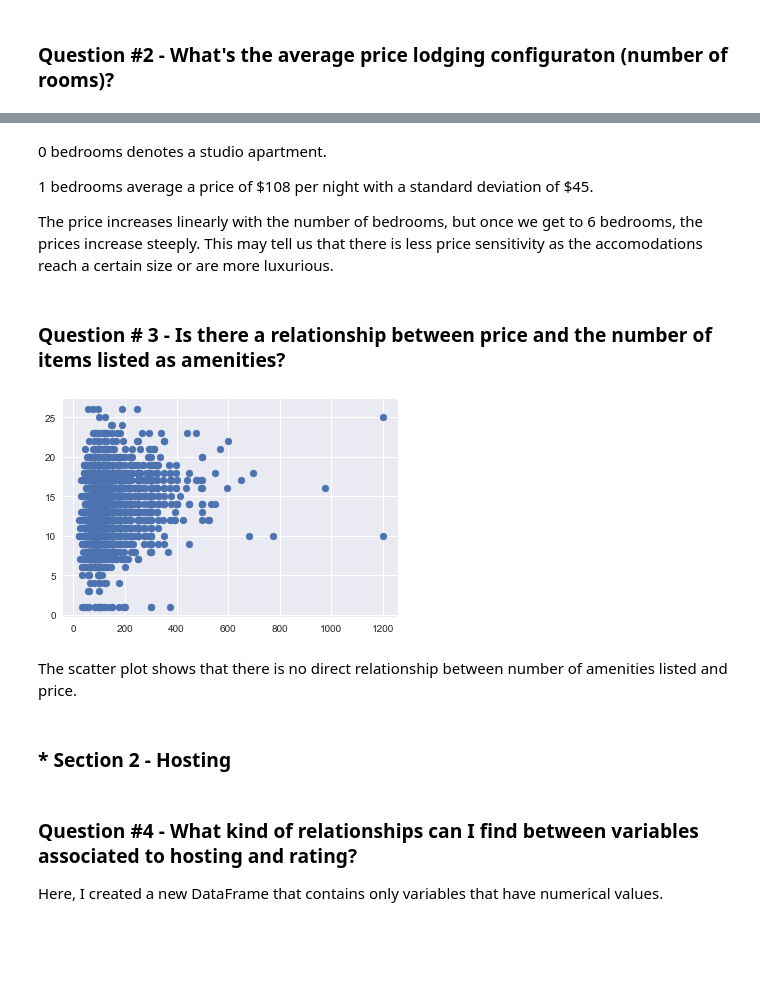
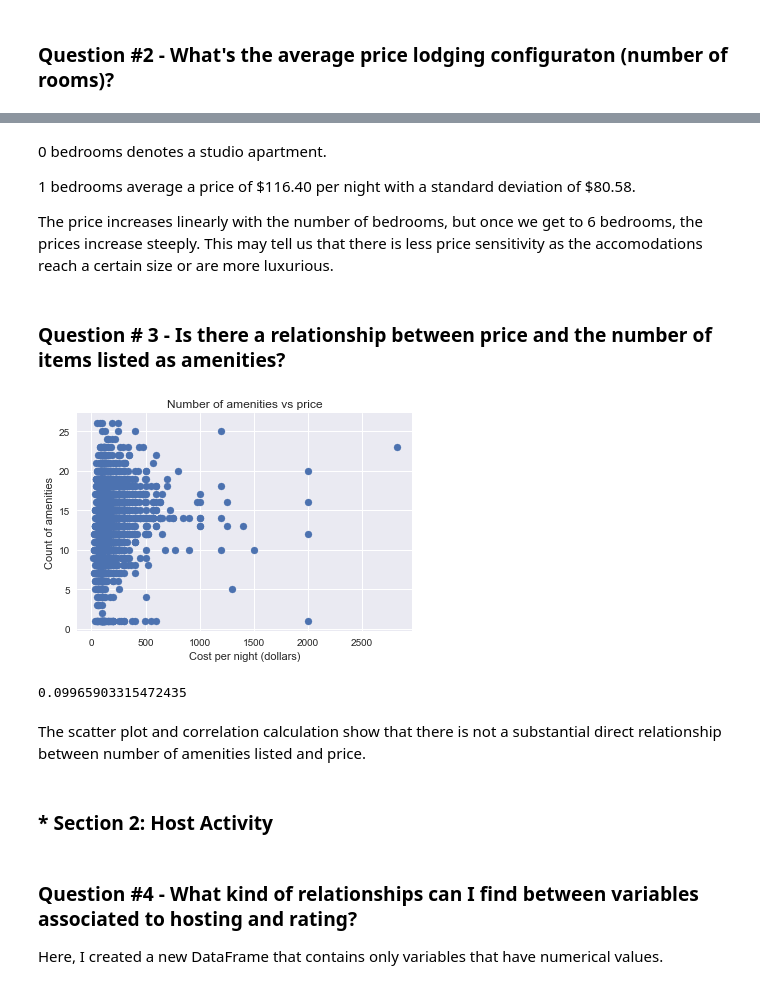
Before and after one commit to becerraperu/Thinkful_assignments, a Jupyter notebook: AirBNB.ipynb, the cells around one changed output, grey strips where cells are left out. Cells and saved outputs as stored; diff of their text form; code cells hidden in the pictures; blank space fills up the shorter version.

```diff
--- a/AirBNB.ipynb
+++ b/AirBNB.ipynb
@@ -137,3 +136,5 @@ empty rows for review_scores_rating =  854
 Next, I replaced empty (NaN) values with the applicable mode or mean.
 # %%
 df['bedrooms'].fillna(value = statistics.mode(df['bedrooms']), inplace=True)
+df['host_response_rate'].fillna(value = statistics.mode(df['host_response_rate']), inplace=True)
+df.fillna(value=np.mean(df), inplace=True)
@@ -144,6 +141,3 @@ There were 854 empty values for review scores rating.  Rather than replace these
-# %%
-df2 = df.dropna(subset=['review_scores_rating'])
-df = df2
 # %% [markdown]
 Next, I modified values that were strings, so they could be analyzed numerically.
 
@@ -212,10 +211,9 @@ plt.plot(bed_grouped['average price'])
 # %% [markdown]
 0 bedrooms denotes a studio apartment.
 
-1 bedrooms average a price of \$108 per night with a standard deviation of $45.
+1 bedrooms average a price of \$116.40 per night with a standard deviation of $80.58.
 
-The price increases linearly with the number of bedrooms, but once we get to 6 bedrooms, the prices increase steeply.
-This may tell us that there is less price sensitivity as the accomodations reach a certain size or are more luxurious.
+The price increases linearly with the number of bedrooms, but once we get to 6 bedrooms, the prices increase steeply.  This may tell us that there is less price sensitivity as the accomodations reach a certain size or are more luxurious.
 # %% [markdown]
 ### Question # 3 - Is there a relationship between price and the number of items listed as amenities?
 # %%
@@ -223,13 +221,20 @@ This may tell us that there is less price sensitivity as the accomodations reach
 df['number_of_amenities'] = df.amenities.str.count(',') + 1
 # %%
 plt.scatter(df['price'], df['number_of_amenities'])
+plt.title('Number of amenities vs price')
+plt.xlabel('Cost per night (dollars)')
+plt.ylabel('Count of amenities')
 plt.show()
 # %% [output]
-[figure, old version]
+[figure, new version]
+# %%
+df['price'].corr(df['number_of_amenities'])
+# %% [output]
+0.09965903315472435
 # %% [markdown]
-The scatter plot shows that there is no direct relationship between number of amenities listed and price.
+The scatter plot and correlation calculation show that there is not a substantial direct relationship between number of amenities listed and price.
 # %% [markdown]
-### * Section 2 - Hosting
+### * Section 2:  Host Activity
 # %% [markdown]
 ### Question #4 - What kind of relationships can I find between variables associated to hosting and rating?
 
```
Also changed, not shown: parts of 37 cells of this notebook.
